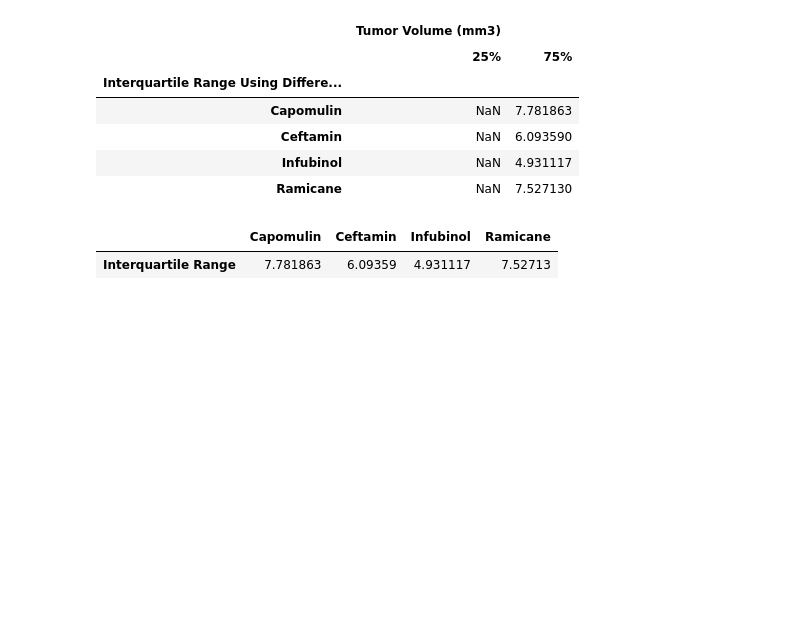
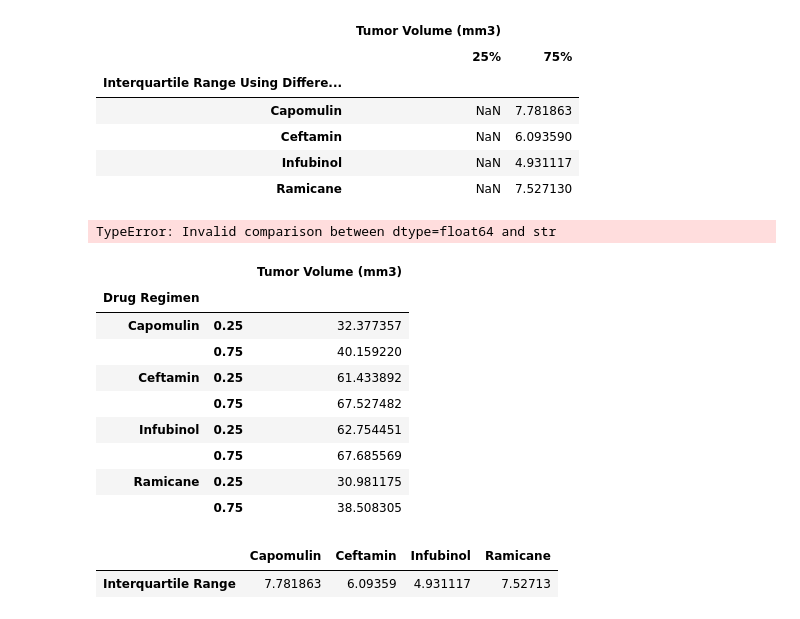
Before and after one commit to Rob397/Matplotlib--Pharma, a Jupyter notebook: pymaceuticals_starter.ipynb, the cells around one changed output. Saved outputs shown, nothing was run; the diff lists cells and outputs as text; code cells hidden in the pictures; blank space fills up the shorter version.

```diff
--- a/pymaceuticals_starter.ipynb
+++ b/pymaceuticals_starter.ipynb
@@ -295,15 +295,31 @@ differenceFrame.rename_axis("Interquartile Range Using Difference Between Column
 | Infubinol | NaN | 4.931117 |
 | Ramicane | NaN | 7.527130 |
 # %%
-# q1, q3 = np.percentile(sorted(by_regi), [25, 75])
-# # find lower and upper bounds
-# lower_bound = q1 - (1.5 * iqr)
-# upper_bound = q3 + (1.5 * iqr)
-# # compute IRQ
-# iqr = q3 - q1
-# outliers = [x for x in by_regi if x <= lower_bound or x >= upper_bound]
+q1, q3 = np.percentile(sorted(by_regi), [25, 75])
+# find lower and upper bounds
+lower_bound = q1 - (1.5 * iqr)
+upper_bound = q3 + (1.5 * iqr)
+# compute IRQ
+iqr = q3 - q1
+outliers = [x for x in by_regi if x <= lower_bound or x >= upper_bound]
 
-# outliers
+outliers
+# %% [output]
+TypeError: Invalid comparison between dtype=float64 and str
+# %%
+quartile = by_regi.quantile([.25,.75])
+quartile
+# %% [output]
+|  |  | Tumor Volume (mm3) |
+| Drug Regimen |  |  |
+| Capomulin | 0.25 | 32.377357 |
+|  | 0.75 | 40.159220 |
+| Ceftamin | 0.25 | 61.433892 |
+|  | 0.75 | 67.527482 |
+| Infubinol | 0.25 | 62.754451 |
+|  | 0.75 | 67.685569 |
+| Ramicane | 0.25 | 30.981175 |
+|  | 0.75 | 38.508305 |
 # %%
 # stats['IQR'] = stats['75%'] - stats['25%']
 # from scipy import stats
```
Also changed, not shown: parts of 2 cells of this notebook.
